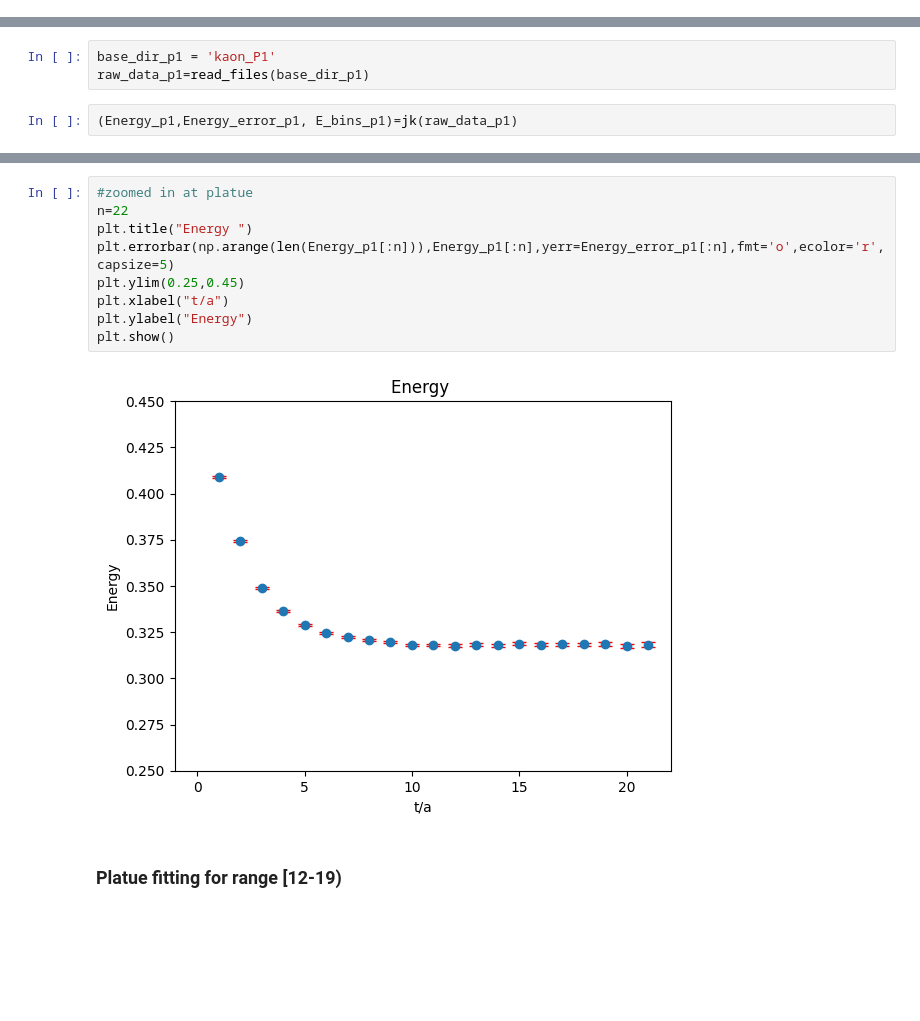
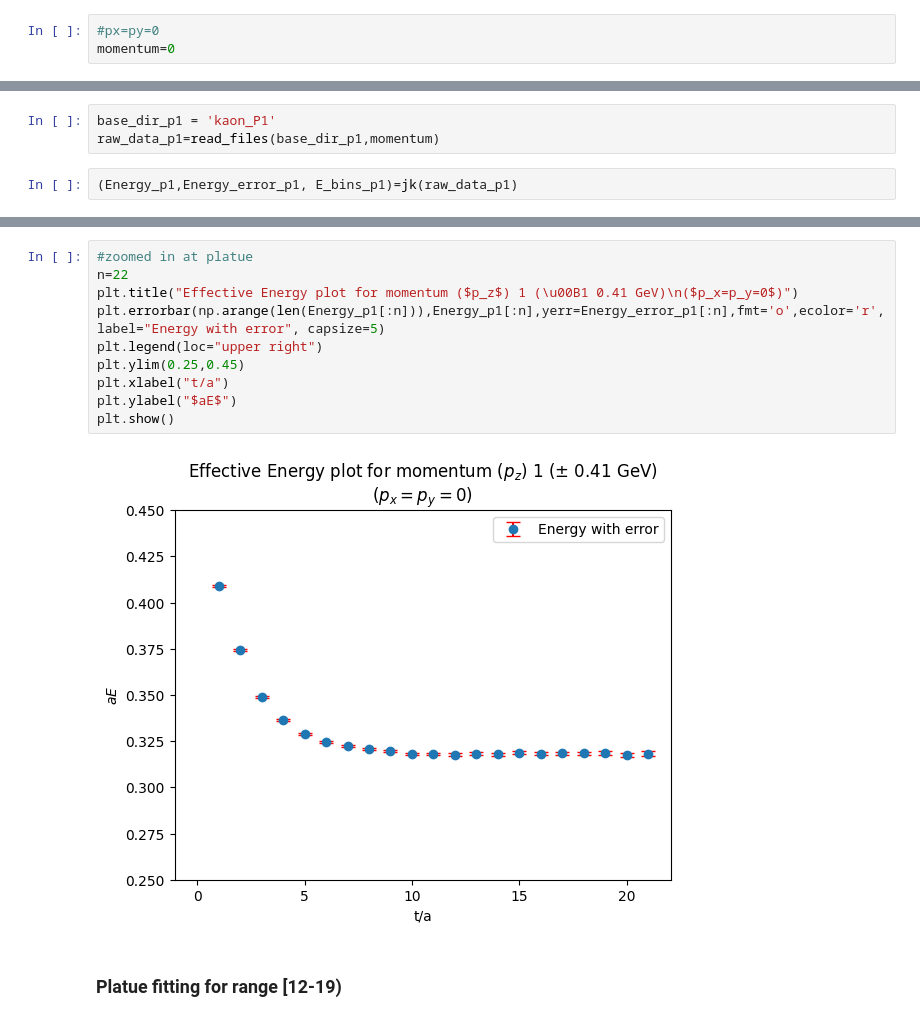
Before and after one commit to Nirban-A/The-energy-spectrum-of-the-kaon-from-Lattice-QCD, a Jupyter notebook: Analysis.ipynb, the cells around one changed output, grey strips where cells are left out. Drawn from its saved outputs; the diff is of its cells as text; blank space fills up the shorter version.

```diff
--- a/Analysis.ipynb
+++ b/Analysis.ipynb
@@ -8,6 +8,9 @@ from functions import jk_2pt_energy as jk
 from functions import jackknife_1D
 from functions import platue_function
 from functions import platue_fit
+# %%
+#px=py=0
+momentum=0
 # %% [markdown]
 # Kaon Momentum 0
 # %%
@@ -49,7 +53,7 @@ plt.show()
 # Kaon Momentum 1
 # %%
 base_dir_p1 = 'kaon_P1'
-raw_data_p1=read_files(base_dir_p1)
+raw_data_p1=read_files(base_dir_p1,momentum)
 # %%
 (Energy_p1,Energy_error_p1, E_bins_p1)=jk(raw_data_p1)
 # %%
@@ -64,14 +69,15 @@ plt.show()
 # %%
 #zoomed in at platue
 n=22
-plt.title("Energy ")
-plt.errorbar(np.arange(len(Energy_p1[:n])),Energy_p1[:n],yerr=Energy_error_p1[:n],fmt='o',ecolor='r', capsize=5)
+plt.title("Effective Energy plot for momentum ($p_z$) 1 (\u00B1 0.41 GeV)\n($p_x=p_y=0$)")
+plt.errorbar(np.arange(len(Energy_p1[:n])),Energy_p1[:n],yerr=Energy_error_p1[:n],fmt='o',ecolor='r',label="Energy with error", capsize=5)
+plt.legend(loc="upper right")
 plt.ylim(0.25,0.45)
 plt.xlabel("t/a")
-plt.ylabel("Energy")
+plt.ylabel("$aE$")
 plt.show()
 # %% [output]
-[figure, old version]
+[figure, new version]
 # %% [markdown]
 ### Platue fitting for range [12-19)
 # %%
```
Also changed, not shown: parts of 27 cells of this notebook.
